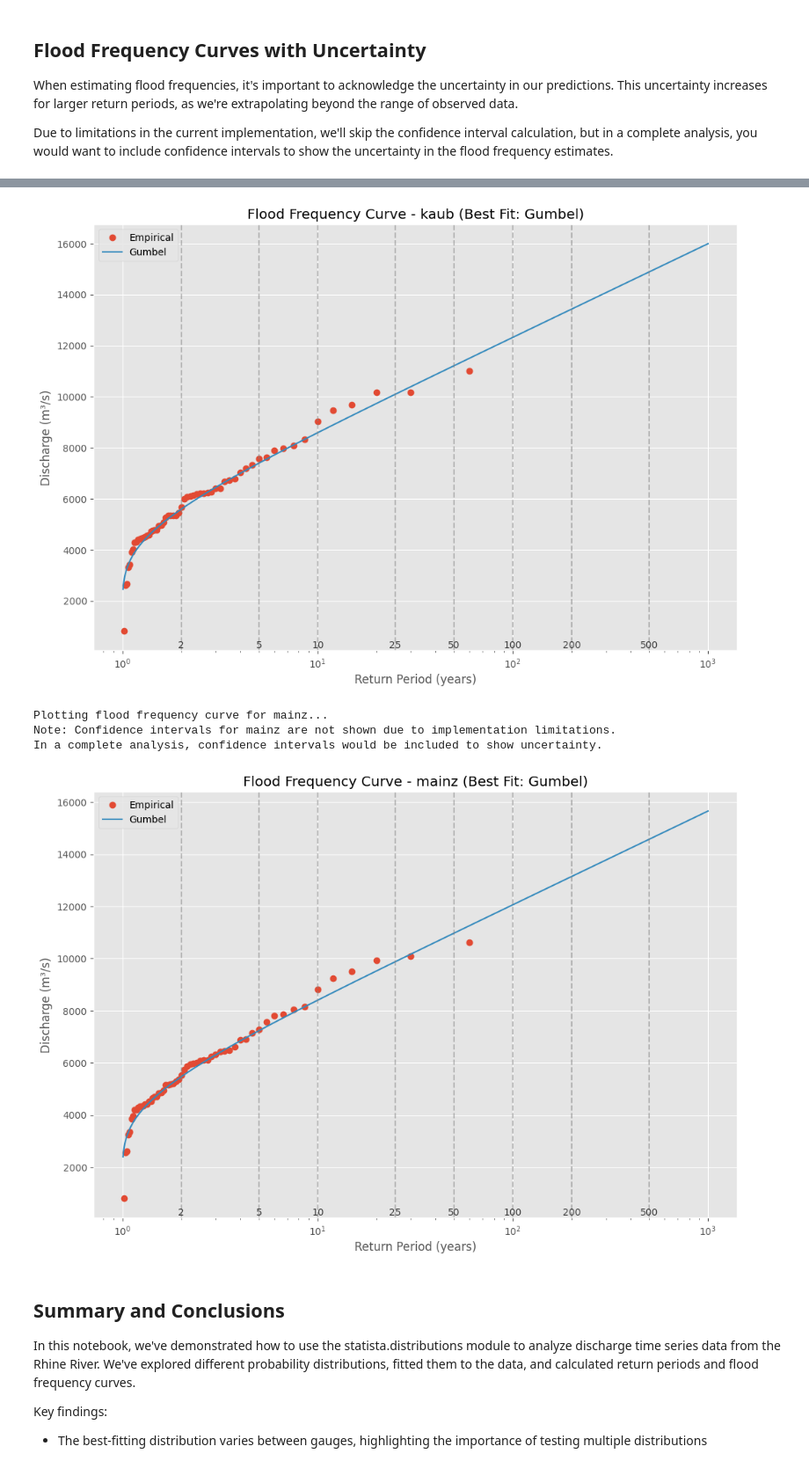
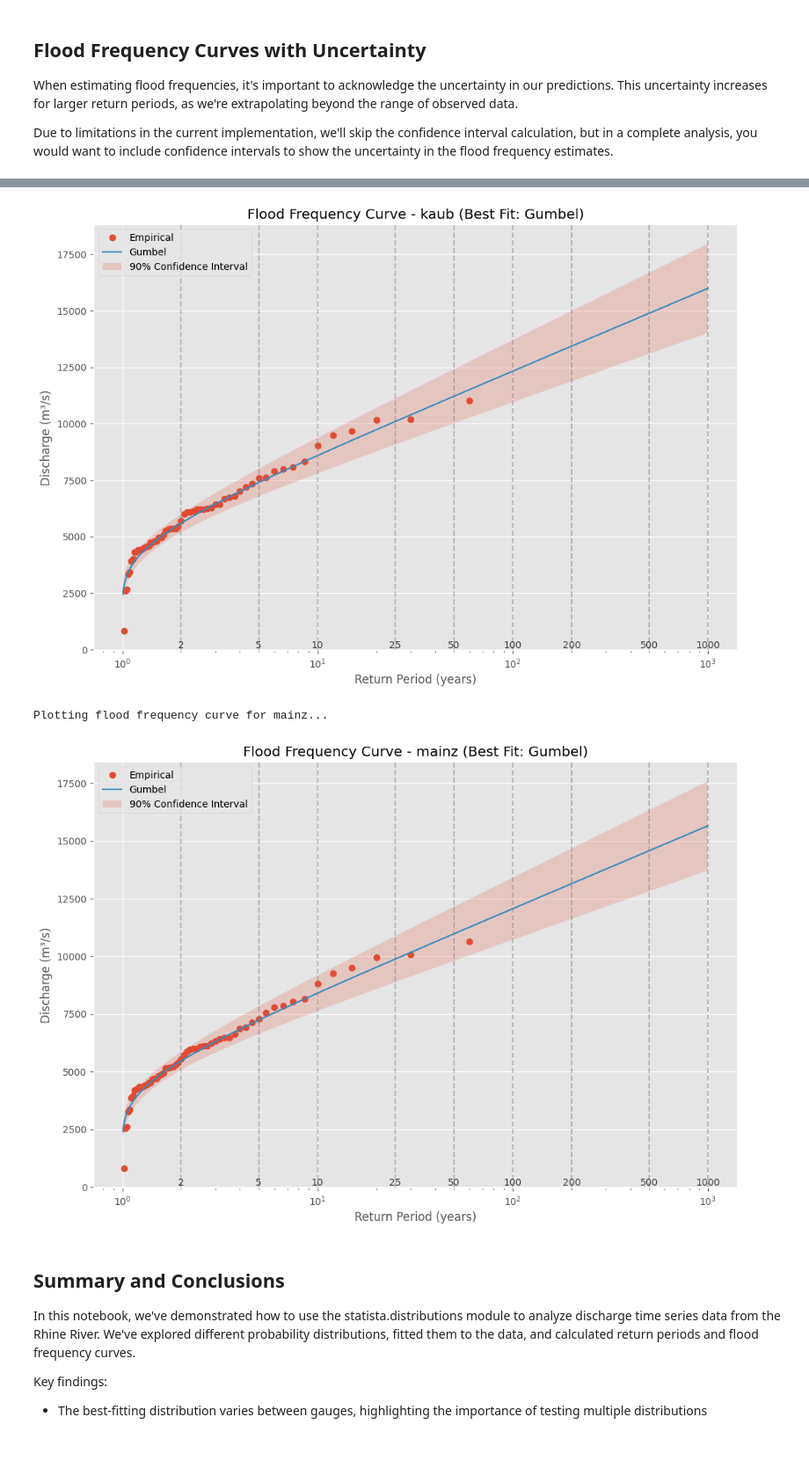
Before and after one commit to Serapieum-of-alex/statista, a Jupyter notebook: docs/notebook/extreme-value-analysis/rhine_discharge_analysis.ipynb, the cells around one changed output, grey strips where cells are left out. Shown at 88% size. Cells and saved outputs as stored; diff of their text form; code cells hidden in the pictures.

Commit message:
add the ci to figures

```diff
--- a/docs/notebook/extreme-value-analysis/rhine_discharge_analysis.ipynb
+++ b/docs/notebook/extreme-value-analysis/rhine_discharge_analysis.ipynb
@@ -650,6 +650,9 @@ def plot_flood_frequency_with_ci(data, fitted_dists, gauge_name):
     return_periods = np.logspace(0, 3, 1000)  # 1 to 1000 years
     non_exceed_prob = 1 - 1/return_periods
 
+    # Calculate confidence intervals
+    ci = dist.confidence_interval(alpha=0.1, prob_non_exceed=non_exceed_prob)
+
     # Create figure
     plt.figure(figsize=(12, 8))
 
@@ -662,9 +665,8 @@ def plot_flood_frequency_with_ci(data, fitted_dists, gauge_name):
     # Plot flood frequency curve
     plt.semilogx(return_periods, quantiles, label=best_dist_name)
 
-    # Note about confidence intervals
-    print(f"Note: Confidence intervals for {gauge_name} are not shown due to implementation limitations.")
-    print("In a complete analysis, confidence intervals would be included to show uncertainty.")
+    # Plot confidence intervals
+    plt.fill_between(return_periods, ci[1], ci[0], alpha=0.2, label='90% Confidence Interval')
 
     plt.title(f'Flood Frequency Curve - {gauge_name} (Best Fit: {best_dist_name})')
     plt.xlabel('Return Period (years)')
@@ -673,7 +675,7 @@ def plot_flood_frequency_with_ci(data, fitted_dists, gauge_name):
     plt.legend()
 
     # Add vertical lines for common return periods
-    common_rp = [2, 5, 10, 25, 50, 100, 200, 500]
+    common_rp = [2, 5, 10, 25, 50, 100, 200, 500, 1000]
     for rp_val in common_rp:
         plt.axvline(x=rp_val, color='gray', linestyle='--', alpha=0.5)
         plt.text(rp_val, plt.ylim()[0], str(rp_val), ha='center', va='bottom', alpha=0.7)
@@ -715,8 +711,6 @@ In a complete analysis, confidence intervals would be included to show uncertain
-[figure, old version]
+[figure, new version]
 Plotting flood frequency curve for mainz...
-Note: Confidence intervals for mainz are not shown due to implementation limitations.
-In a complete analysis, confidence intervals would be included to show uncertainty.
-[figure, old version]
+[figure, new version]
 # %% [markdown]
 ## Summary and Conclusions
 
```
Also changed, not shown: parts of 1 cell of this notebook.
